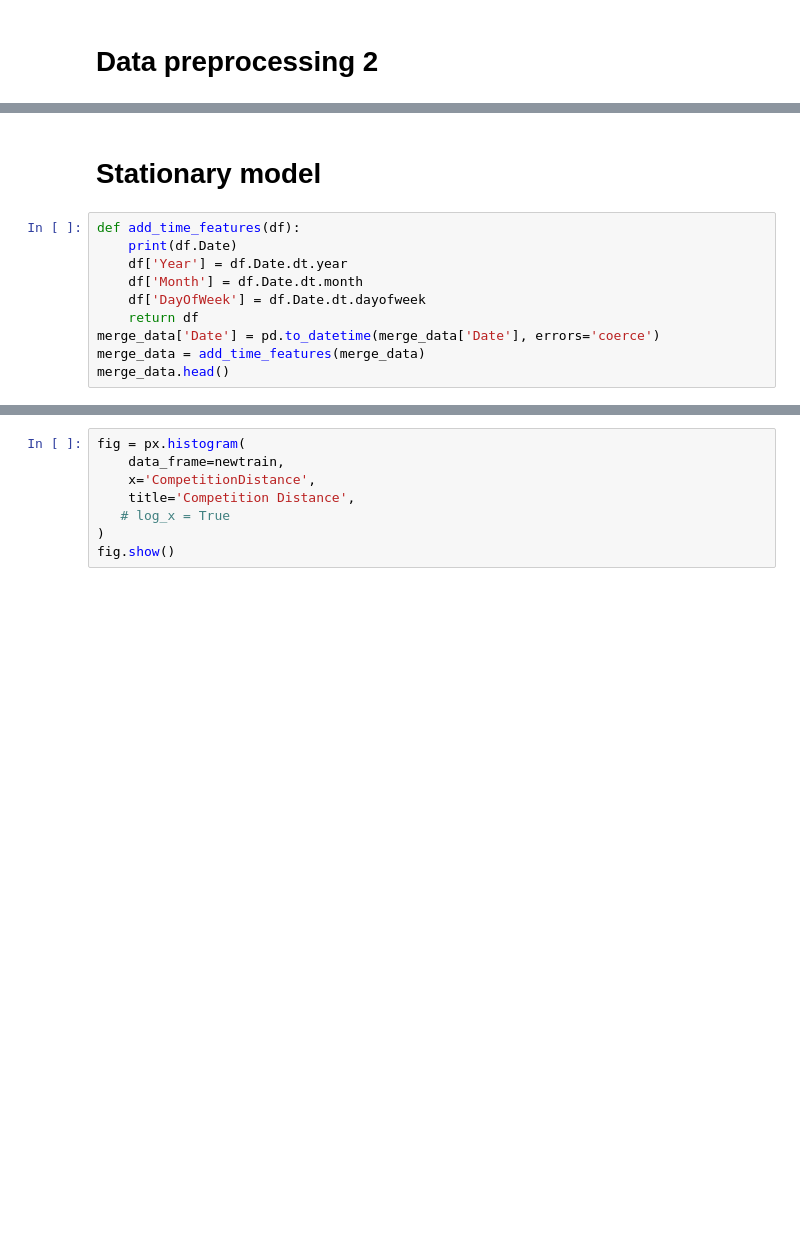
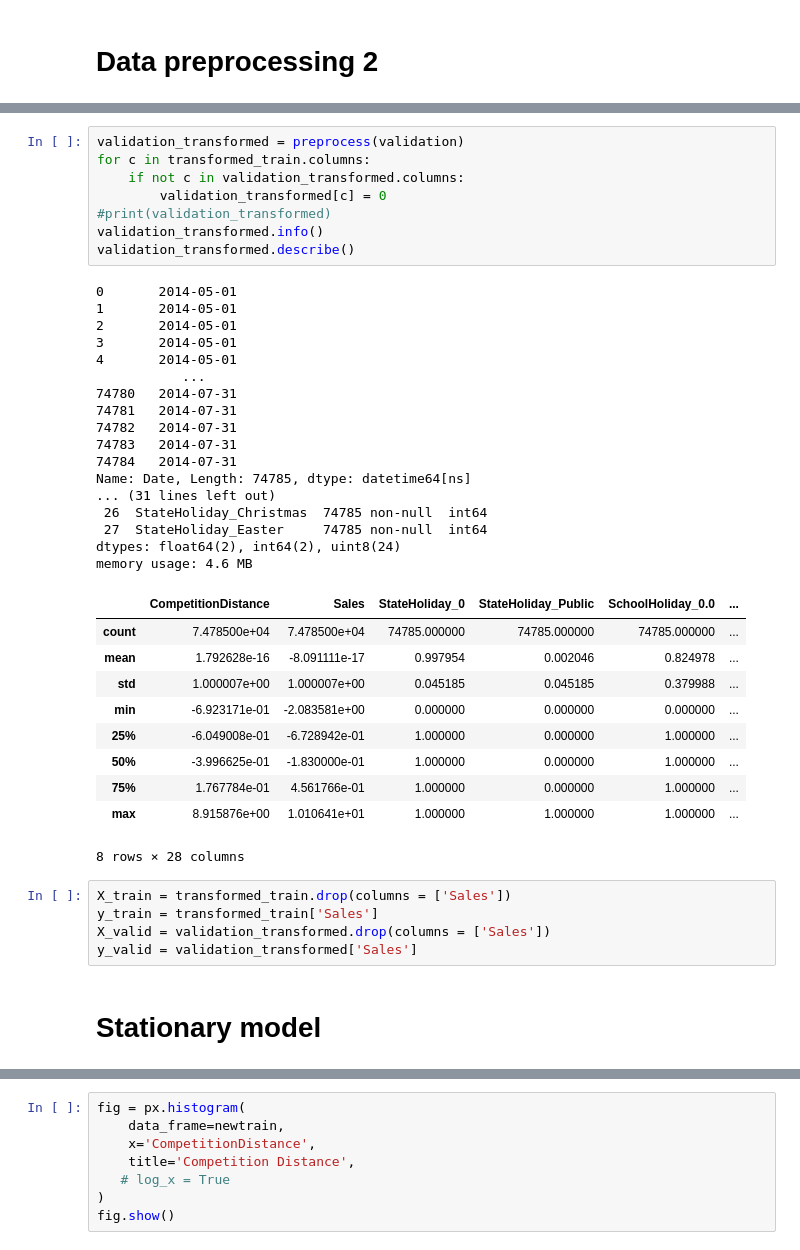
Before and after one commit to igivis7/dsr28_minicomp_team1, a Jupyter notebook: Sabine full analysis.ipynb, the cells around one changed output, grey strips where cells are left out. Saved outputs shown, nothing was run; the diff lists cells and outputs as text; blank space fills up the shorter version.

```diff
--- a/Sabine full analysis.ipynb
+++ b/Sabine full analysis.ipynb
@@ -316,12 +286,43 @@ merge_data.head()
+# %%
+validation_transformed = preprocess(validation)
+for c in transformed_train.columns:
+    if not c in validation_transformed.columns:
+        validation_transformed[c] = 0
+#print(validation_transformed)
+validation_transformed.info()
+validation_transformed.describe()
+# %% [output]
+0       2014-05-01
+1       2014-05-01
+2       2014-05-01
+3       2014-05-01
+4       2014-05-01
+           ...
+74780   2014-07-31
+74781   2014-07-31
+74782   2014-07-31
+74783   2014-07-31
+74784   2014-07-31
+Name: Date, Length: 74785, dtype: datetime64[ns]
+... (31 lines left out)
+ 26  StateHoliday_Christmas  74785 non-null  int64
+ 27  StateHoliday_Easter     74785 non-null  int64
+dtypes: float64(2), int64(2), uint8(24)
+memory usage: 4.6 MB
+|  | CompetitionDistance | Sales | StateHoliday_0 | StateHoliday_Public | SchoolHoliday_0.0 | ... |
+| count | 7.478500e+04 | 7.478500e+04 | 74785.000000 | 74785.000000 | 74785.000000 | ... |
+| mean | 1.792628e-16 | -8.091111e-17 | 0.997954 | 0.002046 | 0.824978 | ... |
+| std | 1.000007e+00 | 1.000007e+00 | 0.045185 | 0.045185 | 0.379988 | ... |
+| min | -6.923171e-01 | -2.083581e+00 | 0.000000 | 0.000000 | 0.000000 | ... |
+| 25% | -6.049008e-01 | -6.728942e-01 | 1.000000 | 0.000000 | 1.000000 | ... |
+| 50% | -3.996625e-01 | -1.830000e-01 | 1.000000 | 0.000000 | 1.000000 | ... |
+| 75% | 1.767784e-01 | 4.561766e-01 | 1.000000 | 0.000000 | 1.000000 | ... |
+| max | 8.915876e+00 | 1.010641e+01 | 1.000000 | 1.000000 | 1.000000 | ... |
+8 rows × 28 columns
+# %%
+X_train = transformed_train.drop(columns = ['Sales'])
+y_train = transformed_train['Sales']
+X_valid = validation_transformed.drop(columns = ['Sales'])
+y_valid = validation_transformed['Sales']
 # %% [markdown]
 # Stationary model
-# %%
-def add_time_features(df):
-    print(df.Date)
-    df['Year'] = df.Date.dt.year
-    df['Month'] = df.Date.dt.month
-    df['DayOfWeek'] = df.Date.dt.dayofweek
-    return df
-merge_data['Date'] = pd.to_datetime(merge_data['Date'], errors='coerce')
-merge_data = add_time_features(merge_data)
-merge_data.head()
```
Also changed, not shown: parts of 19 cells of this notebook, 1 other file.
